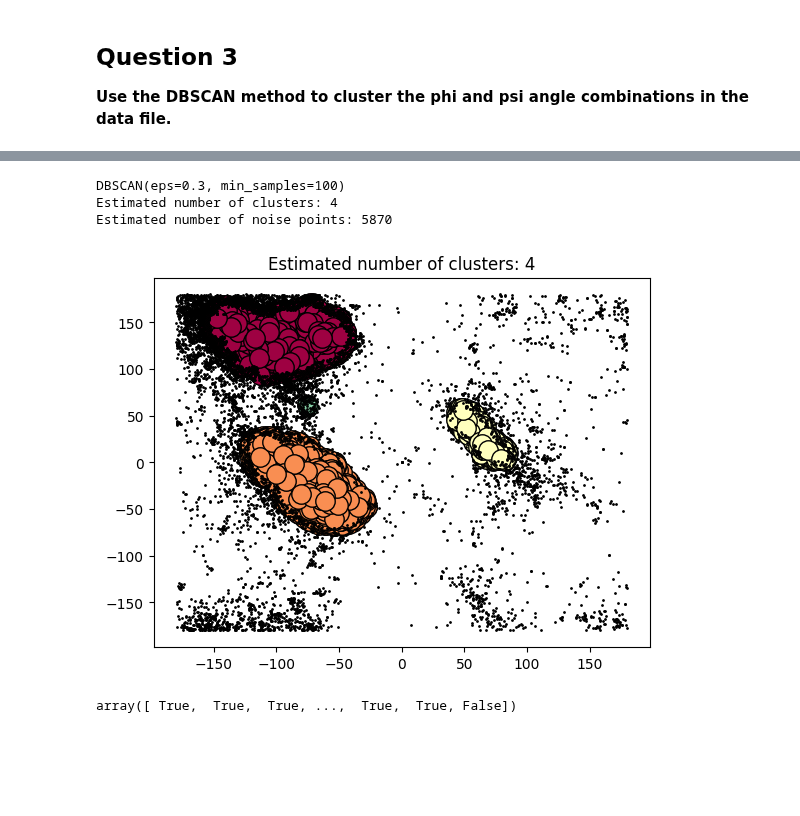
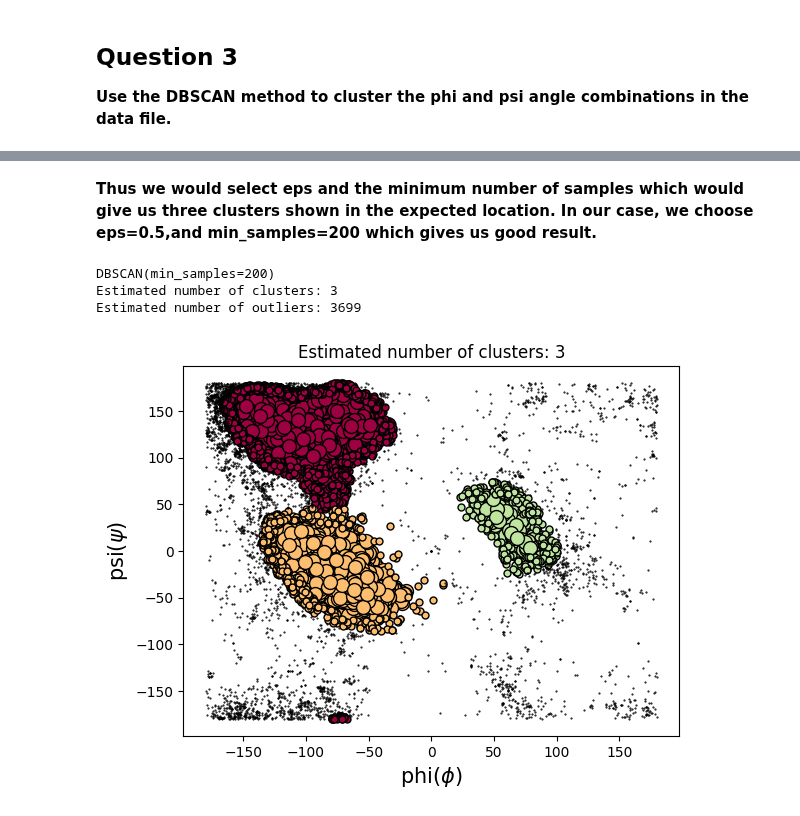
Before and after one commit to chenbin234/DAT405-DIT407-Introduction-to-data-science-and-AI, a Jupyter notebook: Assignment_3/intro_to_AI_ass3_by_Bingcheng.ipynb, the cells around one changed output, grey strips where cells are left out. Cells and saved outputs as stored; diff of their text form; code cells hidden in the pictures; blank space fills up the shorter version.

```diff
--- a/Assignment_3/intro_to_AI_ass3_by_Bingcheng.ipynb
+++ b/Assignment_3/intro_to_AI_ass3_by_Bingcheng.ipynb
@@ -143,9 +156,10 @@ Text(0.5, 1.0, 'K_Means')
+# %% [markdown]
+**Thus we would select eps and the minimum number of samples which would give us three clusters shown in the expected location. In our case, we choose eps=0.5,and min_samples=200 which gives us good result.**
 # %%
-# Compute DBSCAN
 X = df[['x_phi','y_phi','x_psi','y_psi']]
 df_points = df[['phi','psi']]
 
-db = DBSCAN(eps=0.3, min_samples=100).fit(X)
+db = DBSCAN(eps=0.5, min_samples=200).fit(X)
 core_samples_mask = np.zeros_like(db.labels_, dtype=bool)
 core_samples_mask[db.core_sample_indices_] = True
 labels = db.labels_
@@ -156,42 +170,35 @@ n_noise_ = list(labels).count(-1)
 
 print(db)
 print('Estimated number of clusters: %d' % n_clusters_)
-print('Estimated number of noise points: %d' % n_noise_)
+print('Estimated number of outliers: %d' % n_noise_)
 # %% [output]
-DBSCAN(eps=0.3, min_samples=100)
-Estimated number of clusters: 4
-Estimated number of noise points: 5870
+DBSCAN(min_samples=200)
+Estimated number of clusters: 3
+Estimated number of outliers: 3699
 # %%
-# Plot result
-# Black removed and is used for noise instead.
 unique_labels = set(labels)
+# print(unique_labels)
 colors = [plt.cm.Spectral(each)
           for each in np.linspace(0, 1, len(unique_labels))]
 for k, col in zip(unique_labels, colors):
+    class_member_mask = (labels == k)
     if k == -1:
         # Black used for noise.
         col = [0, 0, 0, 1]
+        xy_noise = df_points[class_member_mask]
+        plt.plot(xy_noise['phi'], xy_noise['psi'], 'o', markerfacecolor=tuple(col), markeredgecolor='k', markersize=0.5)
+        continue
 
-    class_member_mask = (labels == k)
+    xy_core = df_points[class_member_mask & core_samples_mask]
+    plt.plot(xy_core['phi'], xy_core['psi'], 'o', markerfacecolor=tuple(col), markeredgecolor='k', markersize=10)
 
-    # xy = X[class_member_mask & core_samples_mask]
-    xy = df_points[class_member_mask & core_samples_mask]
-    # print(xy)
-    # plt.plot(xy[:, 0], xy[:, 1], 'o', markerfacecolor=tuple(col), markeredgecolor='k', markersize=14)
-    plt.plot(xy['phi'], xy['psi'], 'o', markerfacecolor=tuple(col), markeredgecolor='k', markersize=14)
+    xy_border = df_points[class_member_mask & ~core_samples_mask]
+    plt.plot(xy_border['phi'], xy_border['psi'], 'o', markerfacecolor=tuple(col), markeredgecolor='k', markersize=5)
 
 
-    # xy = X[class_member_mask & ~core_samples_mask]
-    xy = df_points[class_member_mask & ~core_samples_mask]
-    # plt.plot(xy[:, 0], xy[:, 1], 'o', markerfacecolor=tuple(col), markeredgecolor='k', markersize=6)
-    plt.plot(xy['phi'], xy['psi'], 'o', markerfacecolor=tuple(col), markeredgecolor='k', markersize=1)
-
-
+plt.xlabel('phi($\phi$)',fontsize=15)
+plt.ylabel('psi($\psi$)',fontsize=15)
 plt.title('Estimated number of clusters: %d' % n_clusters_)
 plt.show()
 # %% [output]
-[figure, old version]
+[figure, new version]
-# %%
-class_member_mask
-# %% [output]
-array([ True,  True,  True, ...,  True,  True, False])
```
Also changed, not shown: parts of 10 cells of this notebook.
